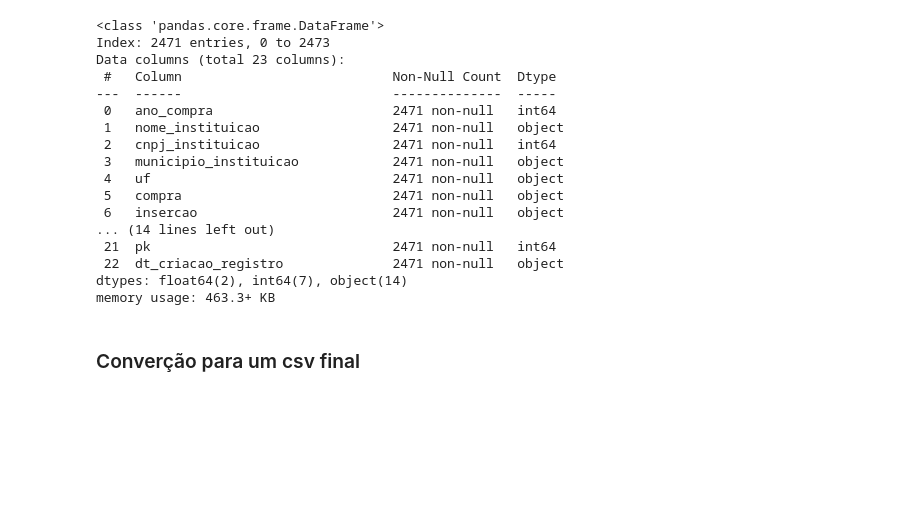
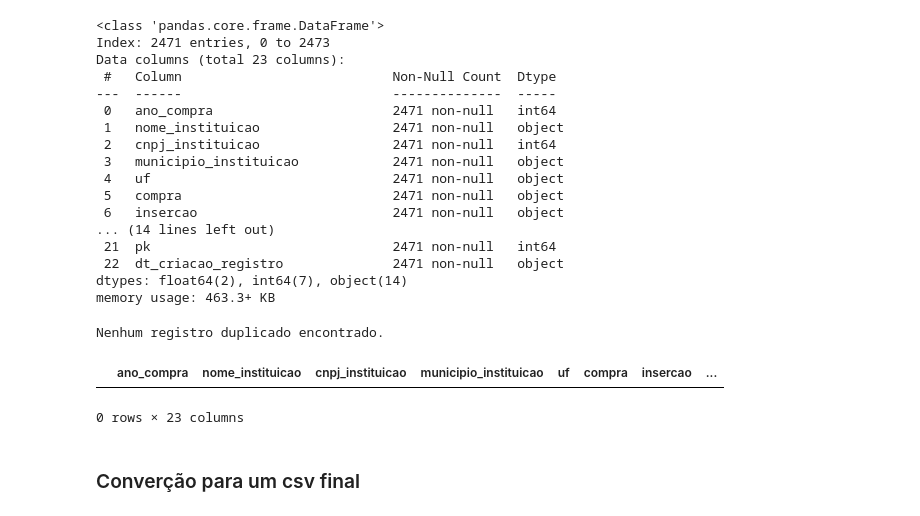
Before and after one commit to nerydyego/Projeto_XP, a Jupyter notebook: notebook/projetoSUS.ipynb, the cells around one changed output. Cells and saved outputs as stored; diff of their text form; code cells hidden in the pictures; blank space fills up the shorter version.

```diff
--- a/notebook/projetoSUS.ipynb
+++ b/notebook/projetoSUS.ipynb
@@ -176,6 +176,12 @@ Data columns (total 23 columns):
  22  dt_criacao_registro              2471 non-null   object
 dtypes: float64(2), int64(7), object(14)
 memory usage: 463.3+ KB
+# %%
+visuliza_duplicados(df)
+# %% [output]
+Nenhum registro duplicado encontrado.
+|  | ano_compra | nome_instituicao | cnpj_instituicao | municipio_instituicao | uf | compra | insercao | ... |
+0 rows × 23 columns
 # %% [markdown]
 ### Converção para um csv final
 # %%
```
Also changed, not shown: 1 other file.
